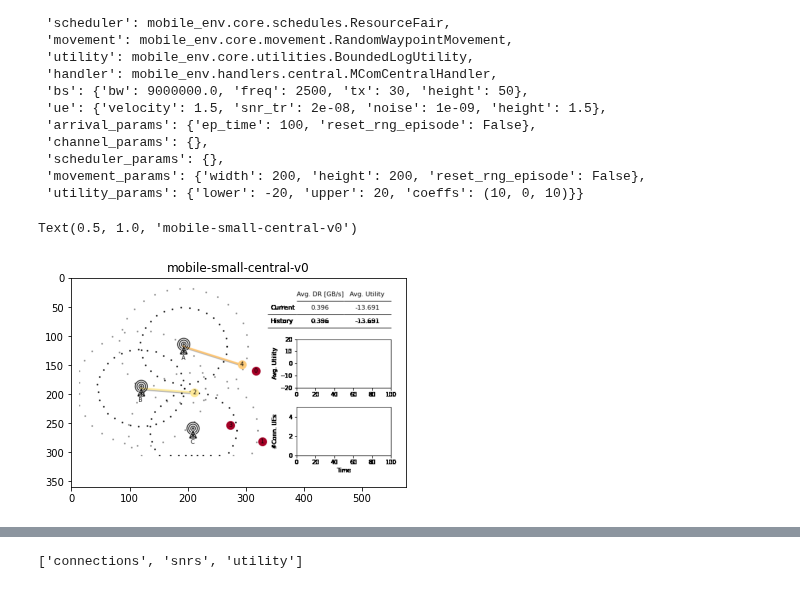
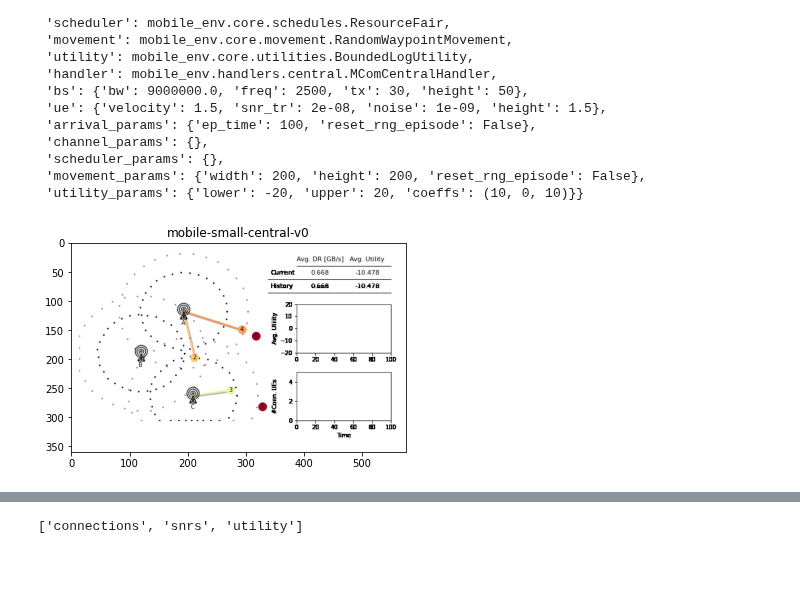
Before and after one commit to stefanbschneider/mobile-env, a Jupyter notebook: examples/demo.ipynb, the cells around one changed output, grey strips where cells are left out. Drawn from its saved outputs; the diff is of its cells as text; code cells hidden in the pictures.

```diff
--- a/examples/demo.ipynb
+++ b/examples/demo.ipynb
@@ -152,13 +146,15 @@ MComSmall.default_config()
  'movement_params': {'width': 200, 'height': 200, 'reset_rng_episode': False},
  'utility_params': {'lower': -20, 'upper': 20, 'coeffs': (10, 0, 10)}}
 # %%
-# render the small environment (same as above)
-env = gym.make("mobile-small-central-v0")
-env.reset()
-# random first step
-env.step(env.action_space.sample())
-plt.imshow(env.render(mode='rgb_array'))
-plt.title("mobile-small-central-v0")
+def plot_env(env_name):
+    """Create env, take a random step, and then render the environment."""
+    env = gym.make(env_name)
+    env.reset()
+    env.step(env.action_space.sample())
+    plt.imshow(env.render(mode='rgb_array'))
+    plt.title(env_name)
+
+# plot small env from earlier
+plot_env("mobile-small-central-v0")
 # %% [output]
-Text(0.5, 1.0, 'mobile-small-central-v0')
-[figure, old version]
+[figure, new version]
```
Also changed, not shown: parts of 23 cells of this notebook, 3 other files.
